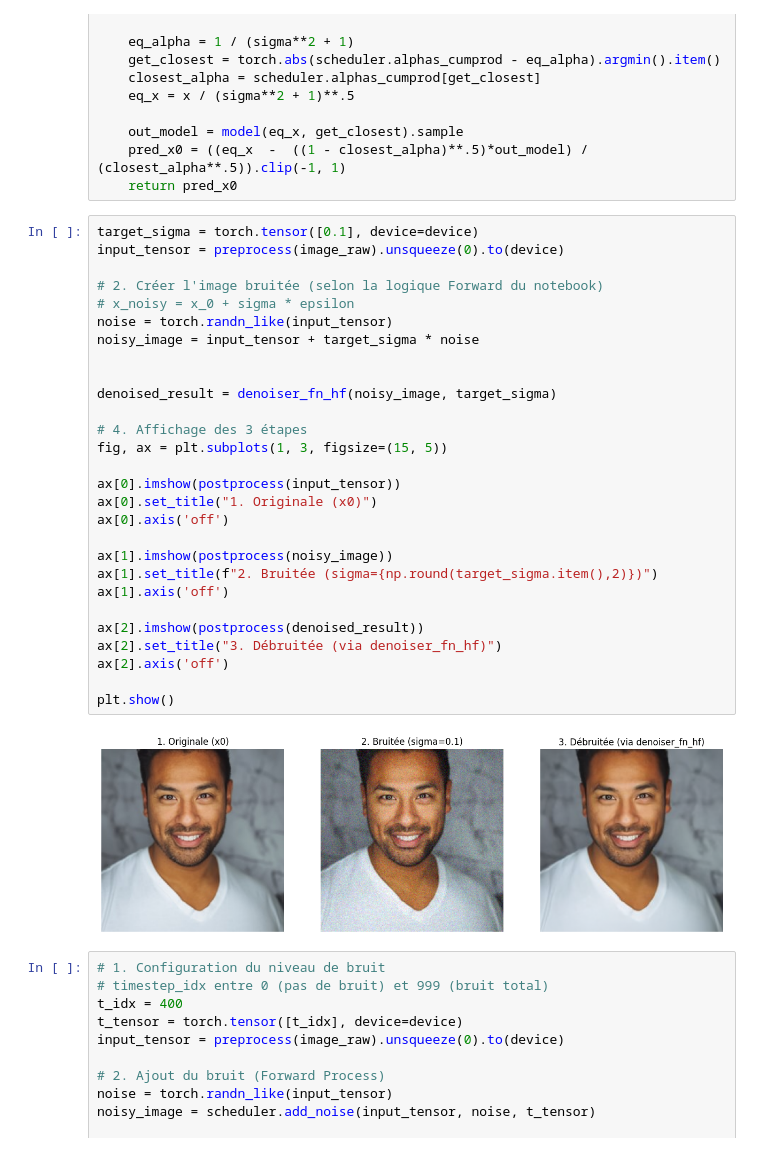
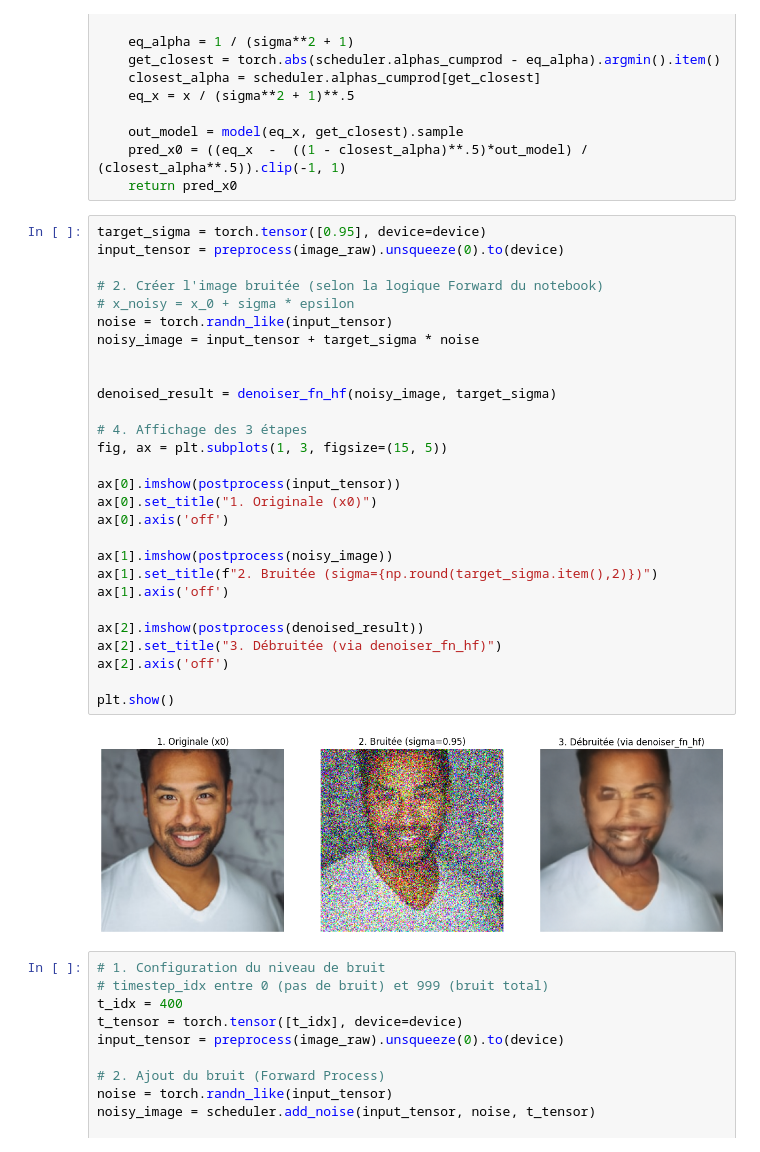
Before and after one commit to NDesassis/notebooks, a Jupyter notebook: unconditional_generation_solution.ipynb, the cells around one changed output. Drawn from its saved outputs; the diff is of its cells as text.

```diff
--- a/unconditional_generation_solution.ipynb
+++ b/unconditional_generation_solution.ipynb
@@ -158,35 +158,35 @@ def denoiser_fn_hf(x, sigma):
     pred_x0 = ((eq_x  -  ((1 - closest_alpha)**.5)*out_model) / (closest_alpha**.5)).clip(-1, 1)
     return pred_x0
 # %%
-target_sigma = torch.tensor([0.1], device=device)
+target_sigma = torch.tensor([0.95], device=device)
 input_tensor = preprocess(image_raw).unsqueeze(0).to(device)
 
 # 2. Créer l'image bruitée (selon la logique Forward du notebook)
 # x_noisy = x_0 + sigma * epsilon
 noise = torch.randn_like(input_tensor)
 noisy_image = input_tensor + target_sigma * noise
 
 
 denoised_result = denoiser_fn_hf(noisy_image, target_sigma)
 
 # 4. Affichage des 3 étapes
 fig, ax = plt.subplots(1, 3, figsize=(15, 5))
 
 ax[0].imshow(postprocess(input_tensor))
 ax[0].set_title("1. Originale (x0)")
 ax[0].axis('off')
 
 ax[1].imshow(postprocess(noisy_image))
 ax[1].set_title(f"2. Bruitée (sigma={np.round(target_sigma.item(),2)})")
 ax[1].axis('off')
 
 ax[2].imshow(postprocess(denoised_result))
 ax[2].set_title("3. Débruitée (via denoiser_fn_hf)")
 ax[2].axis('off')
 
 plt.show()
 # %% [output]
-[figure, old version]
+[figure, new version]
 # %%
 # 1. Configuration du niveau de bruit
 # timestep_idx entre 0 (pas de bruit) et 999 (bruit total)
```
